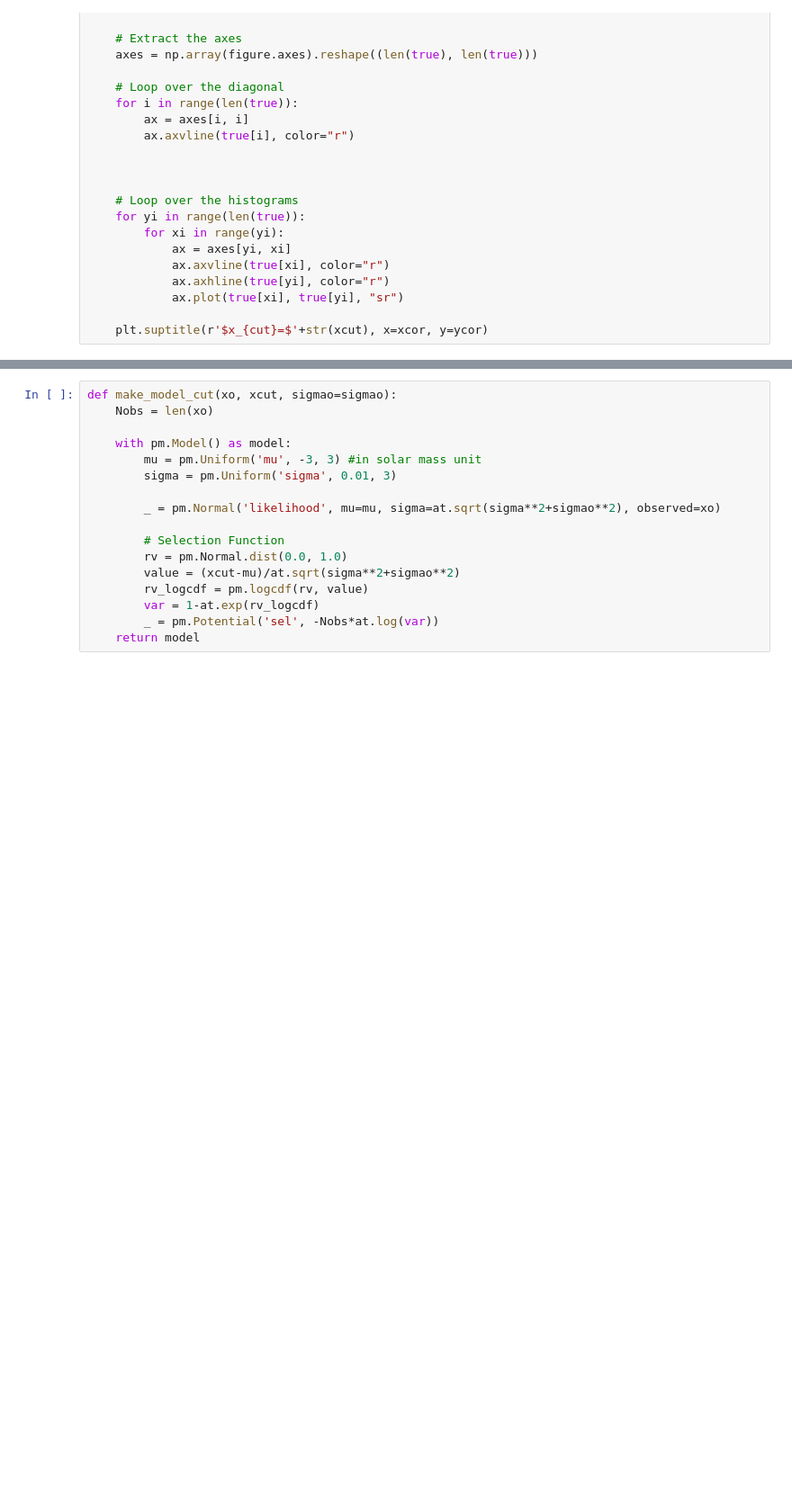
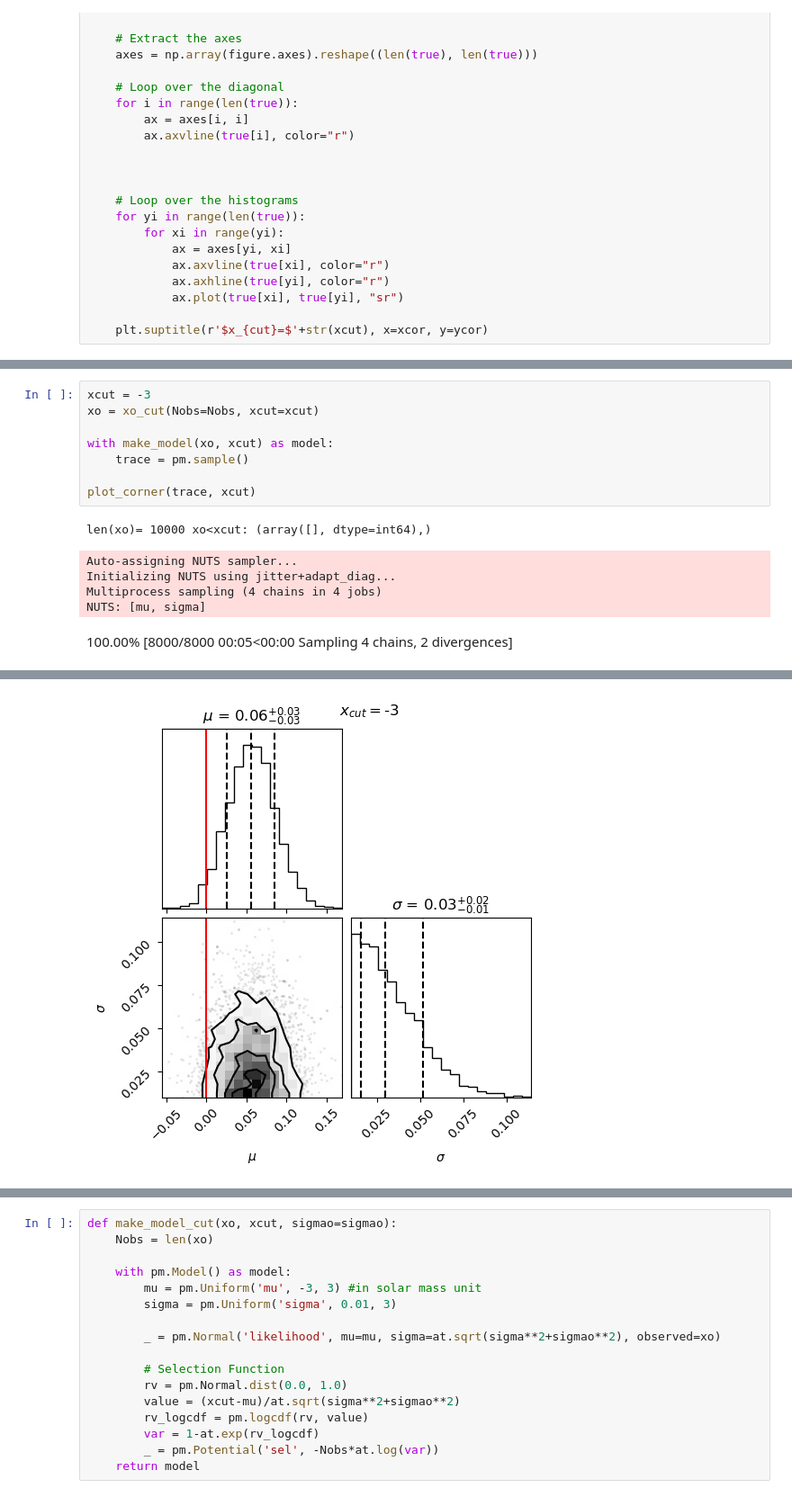
Before and after one commit to SoumendraRoy/NormalNormal_Will-s_Question, a Jupyter notebook: notebook.ipynb, the cells around one changed output, grey strips where cells are left out. Shown at 90% size. Drawn from its saved outputs; the diff is of its cells as text; blank space fills up the shorter version.

```diff
--- a/notebook.ipynb
+++ b/notebook.ipynb
@@ -98,0 +114,15 @@ Sampling 4 chains for 1_000 tune and 1_000 draw iterations (4_000 + 4_000 draws
+# %%
+xcut = -3
+xo = xo_cut(Nobs=Nobs, xcut=xcut)
+
+with make_model(xo, xcut) as model:
+    trace = pm.sample()
+
+plot_corner(trace, xcut)
+# %% [output]
+len(xo)= 10000 xo<xcut: (array([], dtype=int64),)
+Auto-assigning NUTS sampler...
+Initializing NUTS using jitter+adapt_diag...
+Multiprocess sampling (4 chains in 4 jobs)
+NUTS: [mu, sigma]
+100.00% [8000/8000 00:05<00:00 Sampling 4 chains, 2 divergences]
@@ -98,0 +131 @@ Sampling 4 chains for 1_000 tune and 1_000 draw iterations (4_000 + 4_000 draws
+[figure, added]
```
Also changed, not shown: parts of 18 cells of this notebook.
